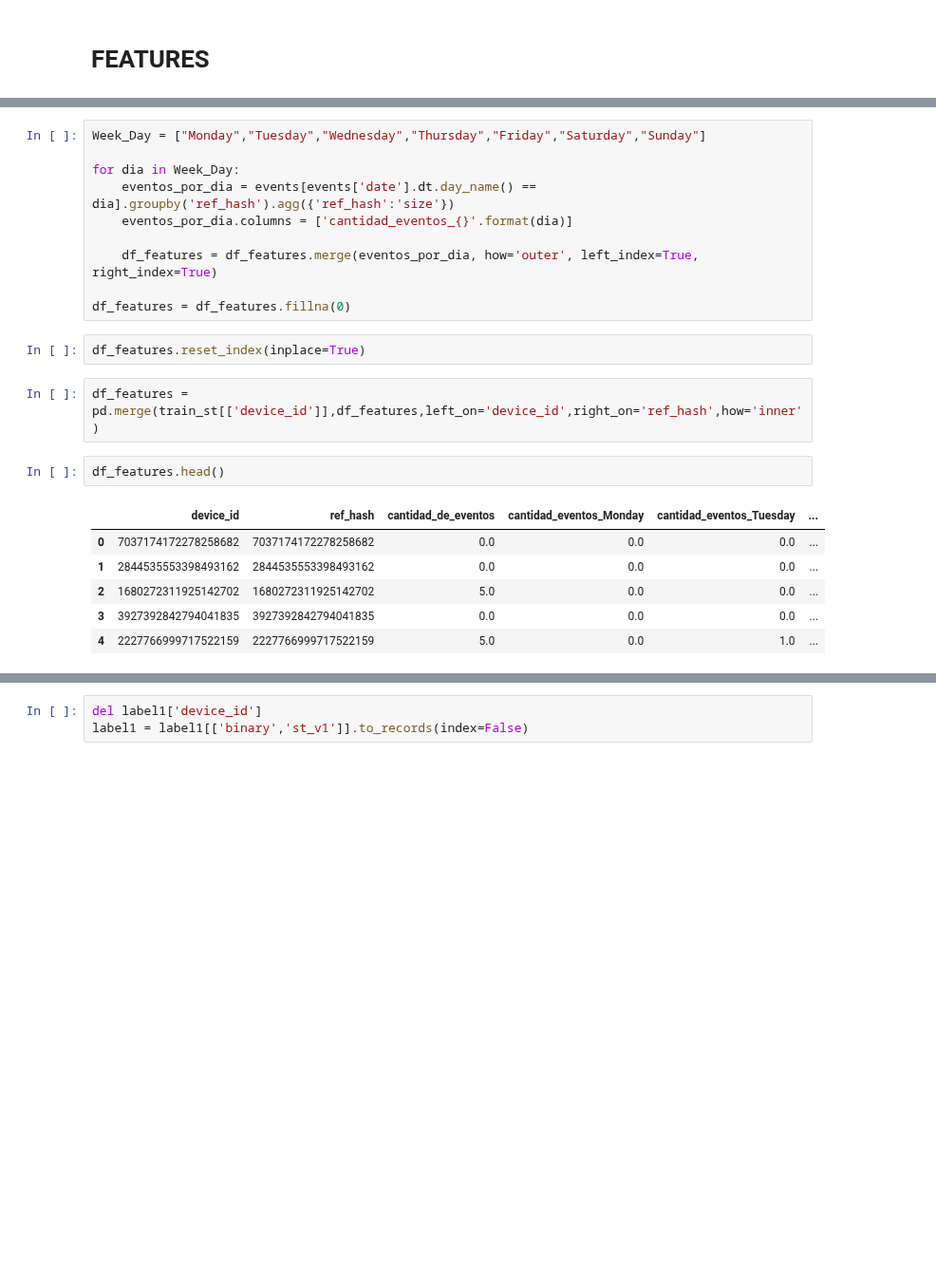
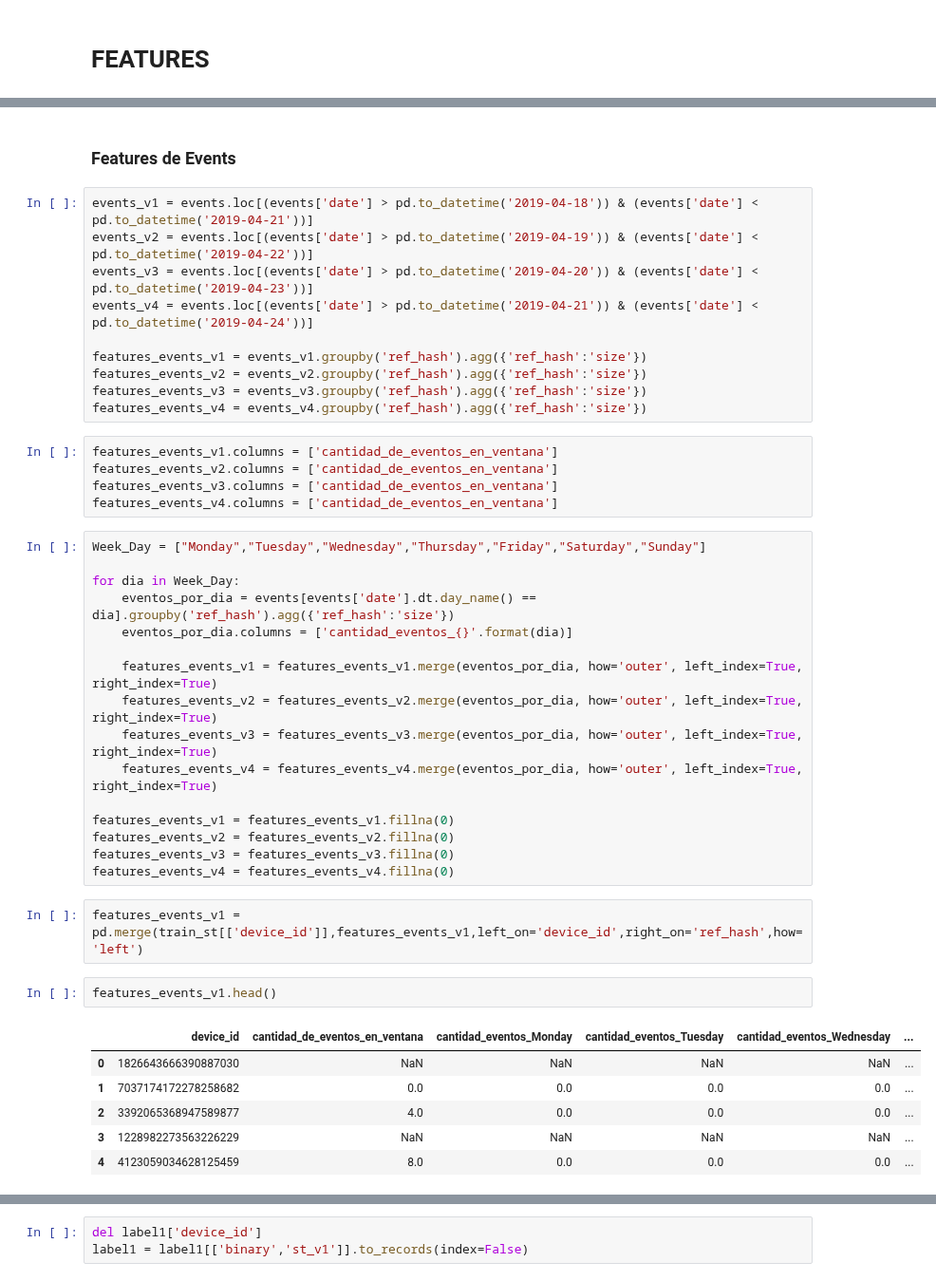
Before and after one commit to alepenaa94/Datos_2019_tp2, a Jupyter notebook: Algoritmos_ML/pruebaASD.ipynb, the cells around one changed output, grey strips where cells are left out. Shown at 95% size. Cells and saved outputs as stored; diff of their text form; blank space fills up the shorter version.

```diff
--- a/Algoritmos_ML/pruebaASD.ipynb
+++ b/Algoritmos_ML/pruebaASD.ipynb
@@ -134,3 +160,20 @@ df_features.columns = ['cantidad_de_eventos']
+# %% [markdown]
+### Features de Events
+# %%
+events_v1 = events.loc[(events['date'] > pd.to_datetime('2019-04-18')) & (events['date'] < pd.to_datetime('2019-04-21'))]
+events_v2 = events.loc[(events['date'] > pd.to_datetime('2019-04-19')) & (events['date'] < pd.to_datetime('2019-04-22'))]
+events_v3 = events.loc[(events['date'] > pd.to_datetime('2019-04-20')) & (events['date'] < pd.to_datetime('2019-04-23'))]
+events_v4 = events.loc[(events['date'] > pd.to_datetime('2019-04-21')) & (events['date'] < pd.to_datetime('2019-04-24'))]
+
+features_events_v1 = events_v1.groupby('ref_hash').agg({'ref_hash':'size'})
+features_events_v2 = events_v2.groupby('ref_hash').agg({'ref_hash':'size'})
+features_events_v3 = events_v3.groupby('ref_hash').agg({'ref_hash':'size'})
+features_events_v4 = events_v4.groupby('ref_hash').agg({'ref_hash':'size'})
+# %%
+features_events_v1.columns = ['cantidad_de_eventos_en_ventana']
+features_events_v2.columns = ['cantidad_de_eventos_en_ventana']
+features_events_v3.columns = ['cantidad_de_eventos_en_ventana']
+features_events_v4.columns = ['cantidad_de_eventos_en_ventana']
 # %%
 Week_Day = ["Monday","Tuesday","Wednesday","Thursday","Friday","Saturday","Sunday"]
 
@@ -138,20 +181,24 @@ for dia in Week_Day:
     eventos_por_dia = events[events['date'].dt.day_name() == dia].groupby('ref_hash').agg({'ref_hash':'size'})
     eventos_por_dia.columns = ['cantidad_eventos_{}'.format(dia)]
 
-    df_features = df_features.merge(eventos_por_dia, how='outer', left_index=True, right_index=True)
+    features_events_v1 = features_events_v1.merge(eventos_por_dia, how='outer', left_index=True, right_index=True)
+    features_events_v2 = features_events_v2.merge(eventos_por_dia, how='outer', left_index=True, right_index=True)
+    features_events_v3 = features_events_v3.merge(eventos_por_dia, how='outer', left_index=True, right_index=True)
+    features_events_v4 = features_events_v4.merge(eventos_por_dia, how='outer', left_index=True, right_index=True)
 
-df_features = df_features.fillna(0)
+features_events_v1 = features_events_v1.fillna(0)
+features_events_v2 = features_events_v2.fillna(0)
+features_events_v3 = features_events_v3.fillna(0)
+features_events_v4 = features_events_v4.fillna(0)
-# %%
-df_features.reset_index(inplace=True)
 # %%
-df_features = pd.merge(train_st[['device_id']],df_features,left_on='device_id',right_on='ref_hash',how='inner')
+features_events_v1 = pd.merge(train_st[['device_id']],features_events_v1,left_on='device_id',right_on='ref_hash',how='left')
 # %%
-df_features.head()
+features_events_v1.head()
 # %% [output]
-|  | device_id | ref_hash | cantidad_de_eventos | cantidad_eventos_Monday | cantidad_eventos_Tuesday | ... |
-| 0 | 7037174172278258682 | 7037174172278258682 | 0.0 | 0.0 | 0.0 | ... |
-| 1 | 2844535553398493162 | 2844535553398493162 | 0.0 | 0.0 | 0.0 | ... |
-| 2 | 1680272311925142702 | 1680272311925142702 | 5.0 | 0.0 | 0.0 | ... |
-| 3 | 3927392842794041835 | 3927392842794041835 | 0.0 | 0.0 | 0.0 | ... |
-| 4 | 2227766999717522159 | 2227766999717522159 | 5.0 | 0.0 | 1.0 | ... |
+|  | device_id | cantidad_de_eventos_en_ventana | cantidad_eventos_Monday | cantidad_eventos_Tuesday | cantidad_eventos_Wednesday | ... |
+| 0 | 1826643666390887030 | NaN | NaN | NaN | NaN | ... |
+| 1 | 7037174172278258682 | 0.0 | 0.0 | 0.0 | 0.0 | ... |
+| 2 | 3392065368947589877 | 4.0 | 0.0 | 0.0 | 0.0 | ... |
+| 3 | 1228982273563226229 | NaN | NaN | NaN | NaN | ... |
+| 4 | 4123059034628125459 | 8.0 | 0.0 | 0.0 | 0.0 | ... |
 # %%
```
Also changed, not shown: parts of 25 cells of this notebook.
